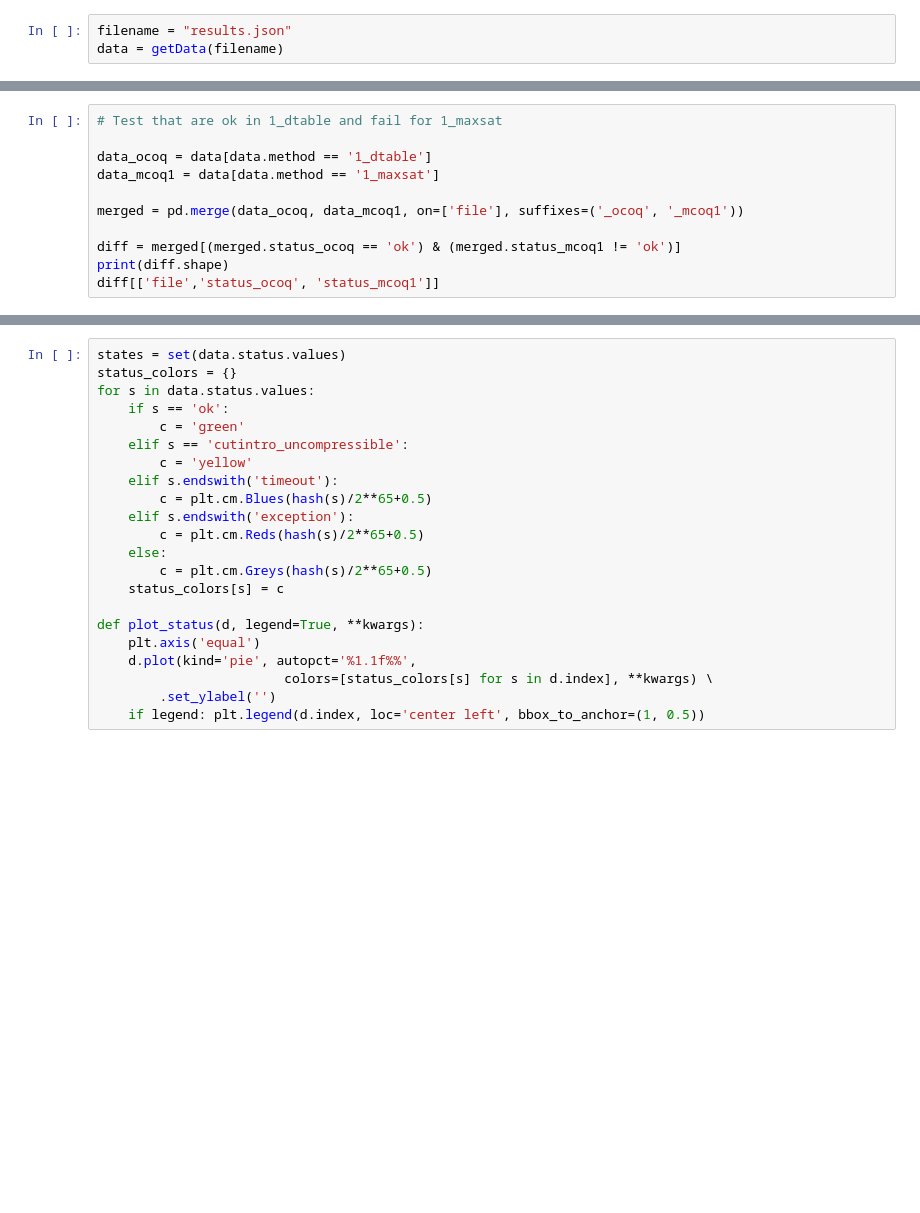
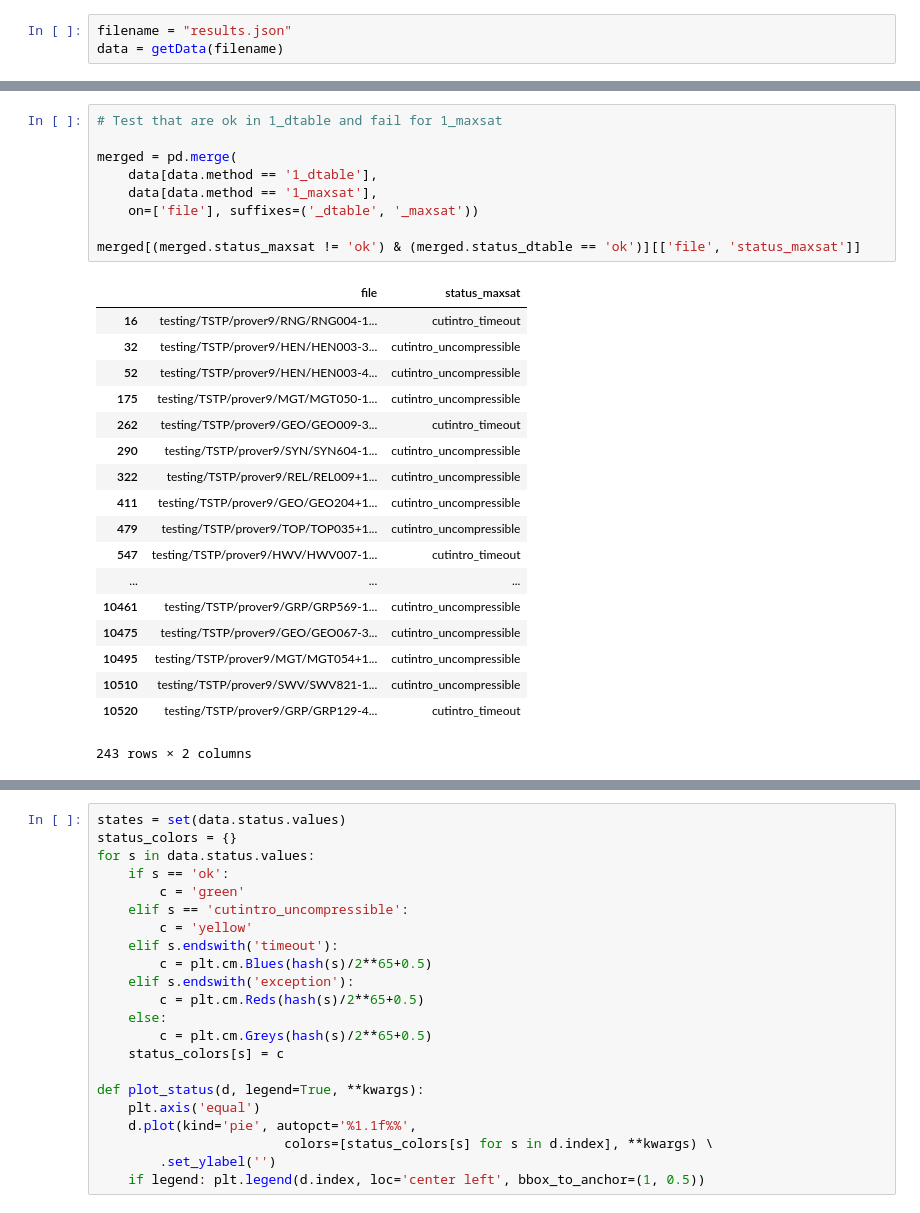
Before and after one commit to gapt/cutintro-results, a Jupyter notebook: 2015-09-18/cutintro.ipynb, the cells around one changed output, grey strips where cells are left out. Saved outputs shown, nothing was run; the diff lists cells and outputs as text; blank space fills up the shorter version.

```diff
--- a/2015-09-18/cutintro.ipynb
+++ b/2015-09-18/cutintro.ipynb
@@ -78,11 +124,28 @@ data_other_exp[['method', 'file', 'status']]
 # %%
 # Test that are ok in 1_dtable and fail for 1_maxsat
 
-data_ocoq = data[data.method == '1_dtable']
-data_mcoq1 = data[data.method == '1_maxsat']
+merged = pd.merge(
+    data[data.method == '1_dtable'],
+    data[data.method == '1_maxsat'],
+    on=['file'], suffixes=('_dtable', '_maxsat'))
 
-merged = pd.merge(data_ocoq, data_mcoq1, on=['file'], suffixes=('_ocoq', '_mcoq1'))
-
-diff = merged[(merged.status_ocoq == 'ok') & (merged.status_mcoq1 != 'ok')]
-print(diff.shape)
-diff[['file','status_ocoq', 'status_mcoq1']]
+merged[(merged.status_maxsat != 'ok') & (merged.status_dtable == 'ok')][['file', 'status_maxsat']]
+# %% [output]
+|  | file | status_maxsat |
+| 16 | testing/TSTP/prover9/RNG/RNG004-1... | cutintro_timeout |
+| 32 | testing/TSTP/prover9/HEN/HEN003-3... | cutintro_uncompressible |
+| 52 | testing/TSTP/prover9/HEN/HEN003-4... | cutintro_uncompressible |
+| 175 | testing/TSTP/prover9/MGT/MGT050-1... | cutintro_uncompressible |
+| 262 | testing/TSTP/prover9/GEO/GEO009-3... | cutintro_timeout |
+| 290 | testing/TSTP/prover9/SYN/SYN604-1... | cutintro_uncompressible |
+| 322 | testing/TSTP/prover9/REL/REL009+1... | cutintro_uncompressible |
+| 411 | testing/TSTP/prover9/GEO/GEO204+1... | cutintro_uncompressible |
+| 479 | testing/TSTP/prover9/TOP/TOP035+1... | cutintro_uncompressible |
+| 547 | testing/TSTP/prover9/HWV/HWV007-1... | cutintro_timeout |
+| ... | ... | ... |
+| 10461 | testing/TSTP/prover9/GRP/GRP569-1... | cutintro_uncompressible |
+| 10475 | testing/TSTP/prover9/GEO/GEO067-3... | cutintro_uncompressible |
+| 10495 | testing/TSTP/prover9/MGT/MGT054+1... | cutintro_uncompressible |
+| 10510 | testing/TSTP/prover9/SWV/SWV821-1... | cutintro_uncompressible |
+| 10520 | testing/TSTP/prover9/GRP/GRP129-4... | cutintro_timeout |
+243 rows × 2 columns
```
Also changed, not shown: parts of 21 cells of this notebook, 1 other file.
